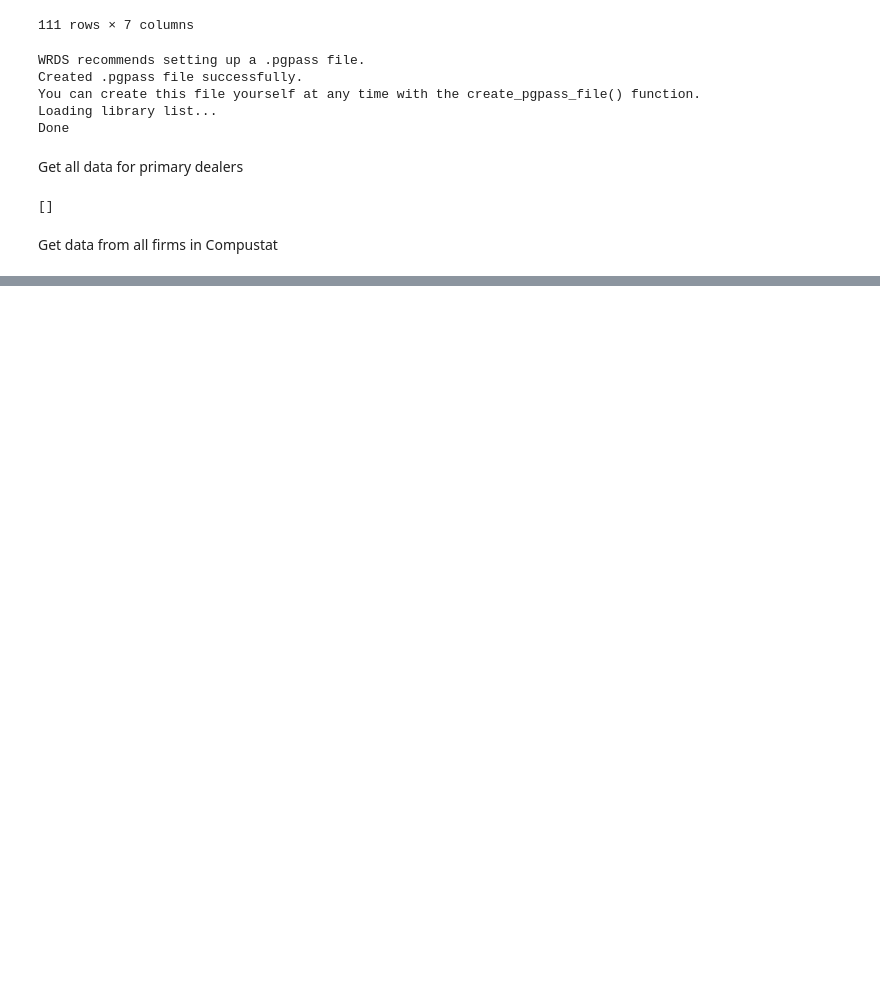
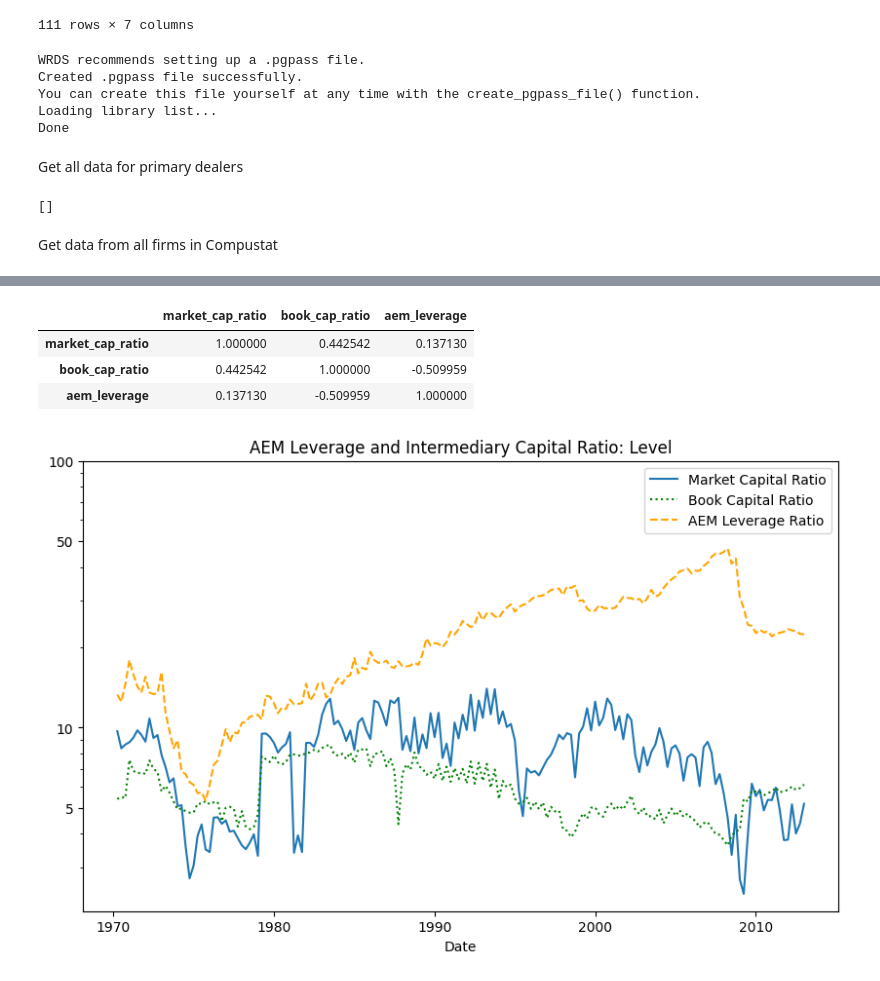
Before and after one commit to 1scarecrow1/intermediary-asset-pricing, a Jupyter notebook: src/Table03.ipynb, the cells around one changed output, grey strips where cells are left out. Cells and saved outputs as stored; diff of their text form; code cells hidden in the pictures; blank space fills up the shorter version.

```diff
--- a/src/Table03.ipynb
+++ b/src/Table03.ipynb
@@ -161,0 +267,13 @@ quarterly_sum_pd
+# %%
+# import load_fred and pull data from load_fred_macro_data
+from load_fred import load_fred_macro_data
+macro_data = load_fred_macro_data()
+
+macro_data = macro_data.rename(columns={'UNRATE': 'unemp_rate',
+                                        'NFCI': 'nfci',
+                                        'GDP': 'nom_gdp',
+                                        'A191RL1Q225SBEA': 'real_gdp_growth',
+                                        'BOGZ1FL664090005Q': 'bd_fin_assets',
+                                        'BOGZ1FL664190005Q': 'bd_liabilities',
+                                        })
+macro_data
@@ -161,0 +295,7 @@ quarterly_sum_pd
+# %%
+# calculate leverage
+# the AEM implied capital is the inverse of broker–dealer book leverage from Flow of Funds used in AEM
+macro_data['aem_leverage'] = macro_data['bd_fin_assets'] / (macro_data['bd_fin_assets'] - macro_data['bd_liabilities'])
+macro_data['aem_leverage_ratio'] = 1 / macro_data['aem_leverage']
+
+macro_data
@@ -161,0 +317,4 @@ quarterly_sum_pd
+# %%
+# set the index as datetime
+macro_data.index = pd.to_datetime(macro_data.index)
+macro_data
@@ -161,0 +336,4 @@ quarterly_sum_pd
+# %%
+levels = quarterly_sum_pd[['datafqtr', 'market_cap_ratio', 'book_cap_ratio']].merge(macro_data[['aem_leverage']], left_on='datafqtr', right_index=True)
+levels = levels.set_index('datafqtr')
+levels
@@ -161,0 +359,27 @@ quarterly_sum_pd
+# %%
+# get the correlation of capital ratios
+correlation_panelA = levels.corr()
+correlation_panelA
+# %% [output]
+|  | market_cap_ratio | book_cap_ratio | aem_leverage |
+| market_cap_ratio | 1.000000 | 0.442542 | 0.137130 |
+| book_cap_ratio | 0.442542 | 1.000000 | -0.509959 |
+| aem_leverage | 0.137130 | -0.509959 | 1.000000 |
+# %%
+# plot the levels
+fig, ax = plt.subplots(figsize=(10, 6))
+ax.plot(levels.index, levels['market_cap_ratio']*100, label='Market Capital Ratio')
+ax.plot(levels.index, levels['book_cap_ratio']*100, label='Book Capital Ratio', color='green', linestyle='dotted')
+ax.plot(levels.index, levels['aem_leverage'], label='AEM Leverage Ratio', color='orange', linestyle='--')
+
+ax.xaxis.set_major_locator(mdates.YearLocator(10))
+ax.set_xlabel('Date')
+ax.set_yscale('log')
+ax.set_yticks([5, 10, 50, 100])
+ax.get_yaxis().set_major_formatter(plt.ScalarFormatter())
+
+ax.set_title('AEM Leverage and Intermediary Capital Ratio: Level')
+ax.legend(loc='best')
+plt.show()
+# %% [output]
+[figure, added]
```
Also changed, not shown: parts of 54 cells of this notebook, 2 other files.
